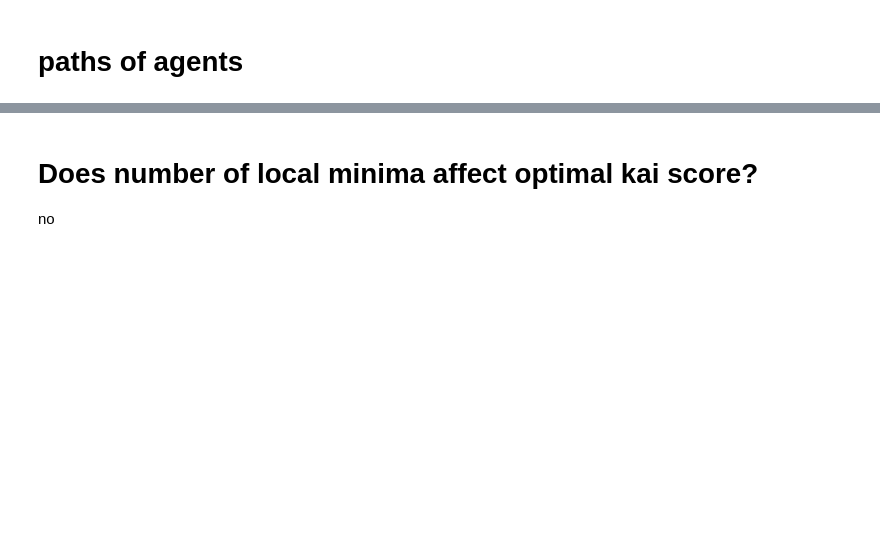
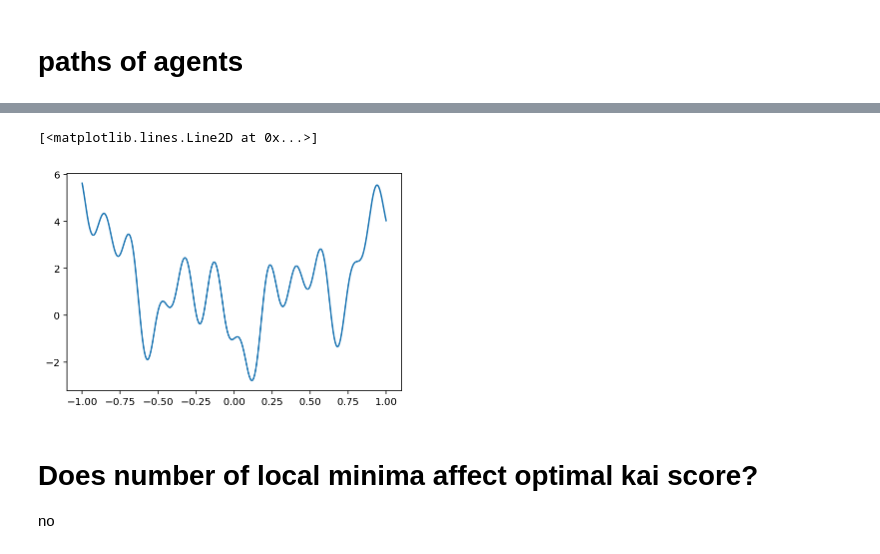
Before and after one commit to sammlapp/SAE_ABM, a Jupyter notebook: ABM_testFunctions_currentScore.ipynb, the cells around one changed output, grey strips where cells are left out. Drawn from its saved outputs; the diff is of its cells as text; code cells hidden in the pictures; blank space fills up the shorter version.

```diff
--- a/ABM_testFunctions_currentScore.ipynb
+++ b/ABM_testFunctions_currentScore.ipynb
@@ -1613,3 +1739,10 @@ showPath(t.agents)
+# %%
+x = np.linspace(-1,1,1000)
+y =(x*2)**2 -1*(np.sin(x*10)+np.cos(x*10)+np.sin(x*10*2)-np.sin(x*10*3.5))#+ np.sin(x*10*3)#+np.cos(x*10*1.5)
+plt.plot(x,y)
+# %% [output]
+[<matplotlib.lines.Line2D at 0x...>]
+[figure, added]
 # %% [markdown]
 # Does number of local minima affect optimal kai score?
 no
```
Also changed, not shown: parts of 22 cells of this notebook.
